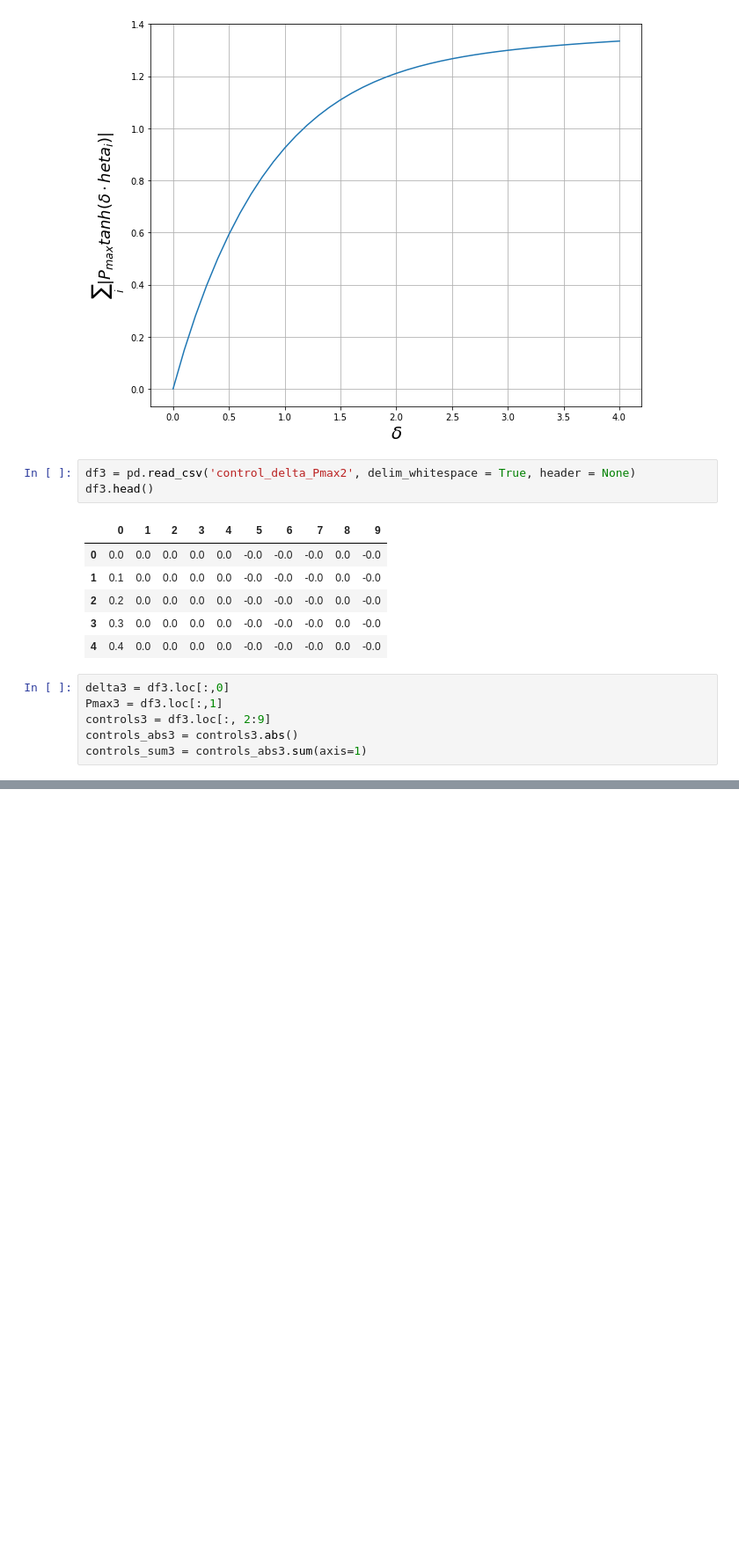
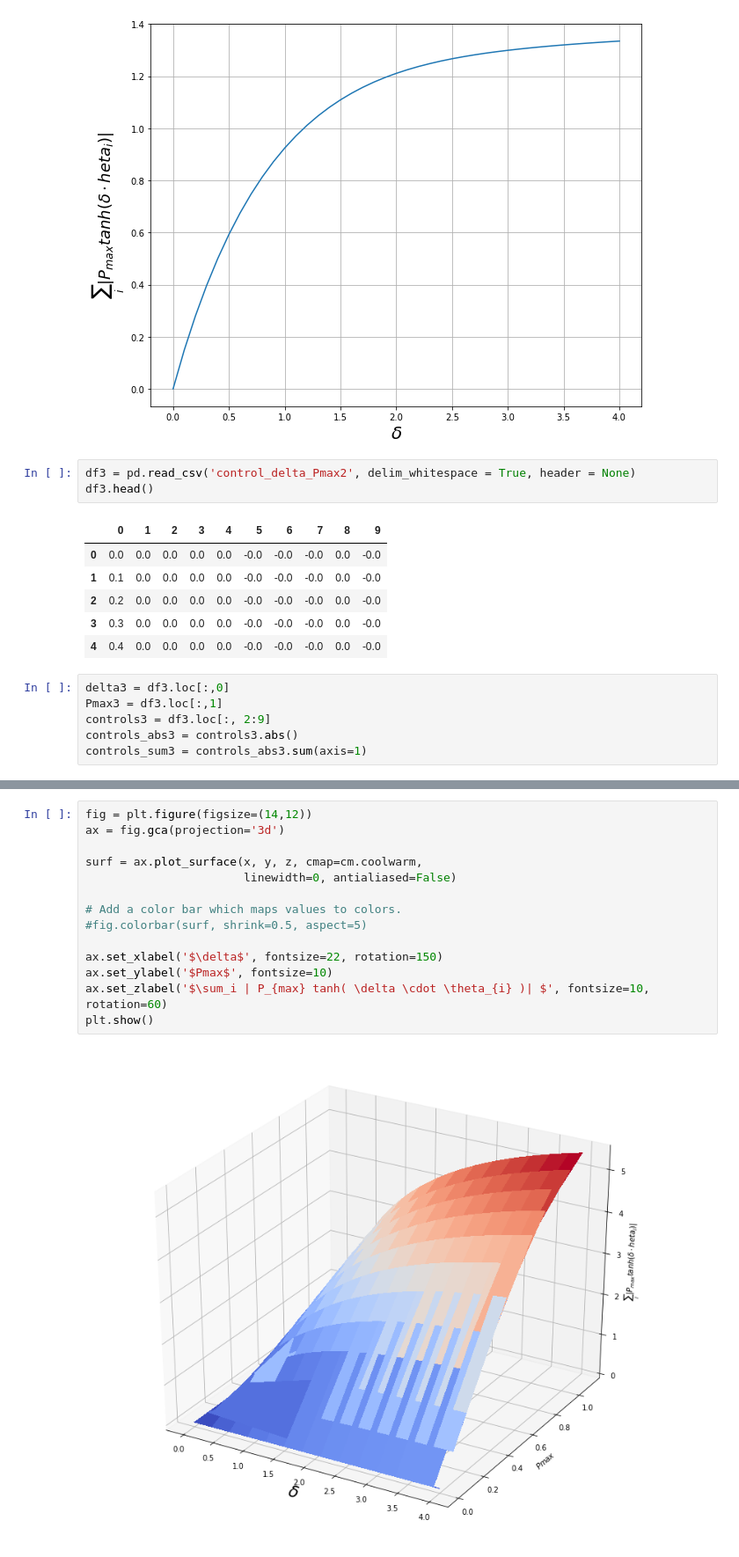
Before and after one commit to nicoleorzan/Braess-paradox, a Jupyter notebook: more_nodes/delta_control_plot/delta_control_plot.ipynb, the cells around one changed output, grey strips where cells are left out. Shown: that part at 88% size. Cells and saved outputs as stored; diff of their text form; blank space fills up the shorter version.

```diff
--- a/more_nodes/delta_control_plot/delta_control_plot.ipynb
+++ b/more_nodes/delta_control_plot/delta_control_plot.ipynb
@@ -106,0 +124,16 @@ plt.show()
+# %%
+fig = plt.figure(figsize=(14,12))
+ax = fig.gca(projection='3d')
+
+surf = ax.plot_surface(x, y, z, cmap=cm.coolwarm,
+                       linewidth=0, antialiased=False)
+
+# Add a color bar which maps values to colors.
+#fig.colorbar(surf, shrink=0.5, aspect=5)
+
+ax.set_xlabel('$\delta$', fontsize=22, rotation=150)
+ax.set_ylabel('$Pmax$', fontsize=10)
+ax.set_zlabel('$\sum_i | P_{max} tanh( \delta \cdot \theta_{i} )| $', fontsize=10, rotation=60)
+plt.show()
+# %% [output]
+[figure, added]
```
Also changed, not shown: parts of 5 cells of this notebook, 9 other files.
